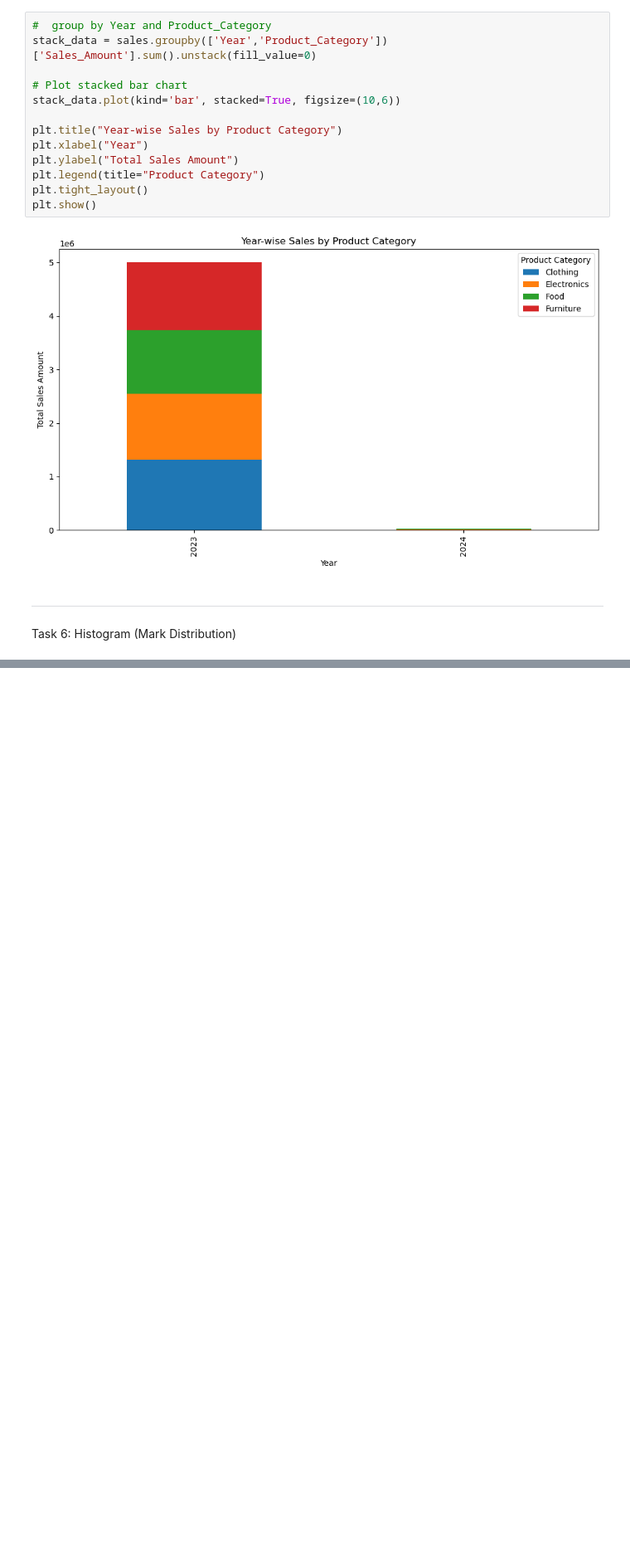
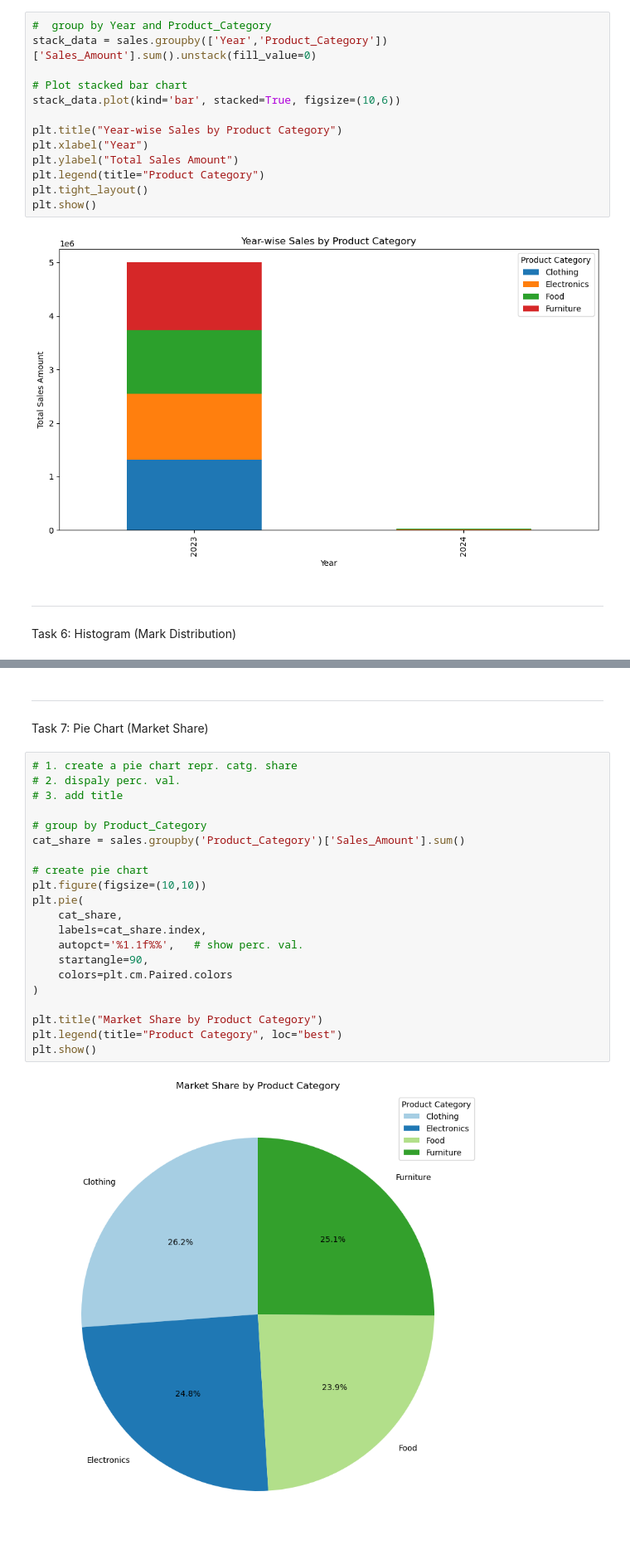
Before and after one commit to abhishekaryangiri/matplotlib-projects, a Jupyter notebook: matplotlib.ipynb, the cells around one changed output, grey strips where cells are left out. Shown at 83% size. Saved outputs shown, nothing was run; the diff lists cells and outputs as text; blank space fills up the shorter version.

```diff
--- a/matplotlib.ipynb
+++ b/matplotlib.ipynb
@@ -248,3 +248,29 @@ plt.grid(axis='y', linestyle='--', alpha=0.7)
 plt.show()
 # %% [output]
 [figure]
+# %% [markdown]
+---
+Task 7: Pie Chart (Market Share)
+# %%
+# 1. create a pie chart repr. catg. share
+# 2. dispaly perc. val.
+# 3. add title
+
+# group by Product_Category
+cat_share = sales.groupby('Product_Category')['Sales_Amount'].sum()
+
+# create pie chart
+plt.figure(figsize=(10,10))
+plt.pie(
+    cat_share,
+    labels=cat_share.index,
+    autopct='%1.1f%%',   # show perc. val.
+    startangle=90,
+    colors=plt.cm.Paired.colors
+)
+
+plt.title("Market Share by Product Category")
+plt.legend(title="Product Category", loc="best")
+plt.show()
+# %% [output]
+[figure, added]
```
Also changed, not shown: parts of 1 cell of this notebook.
